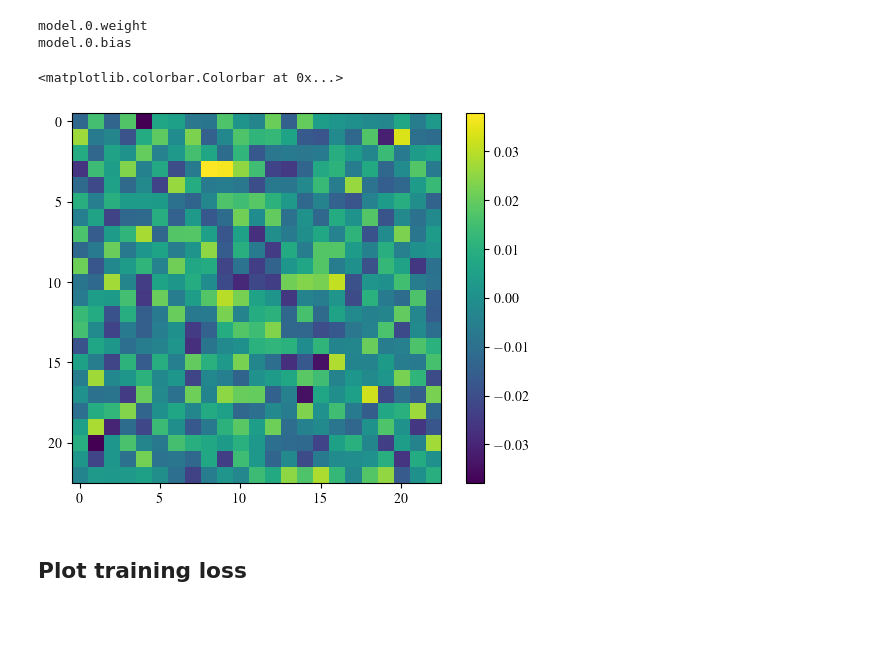
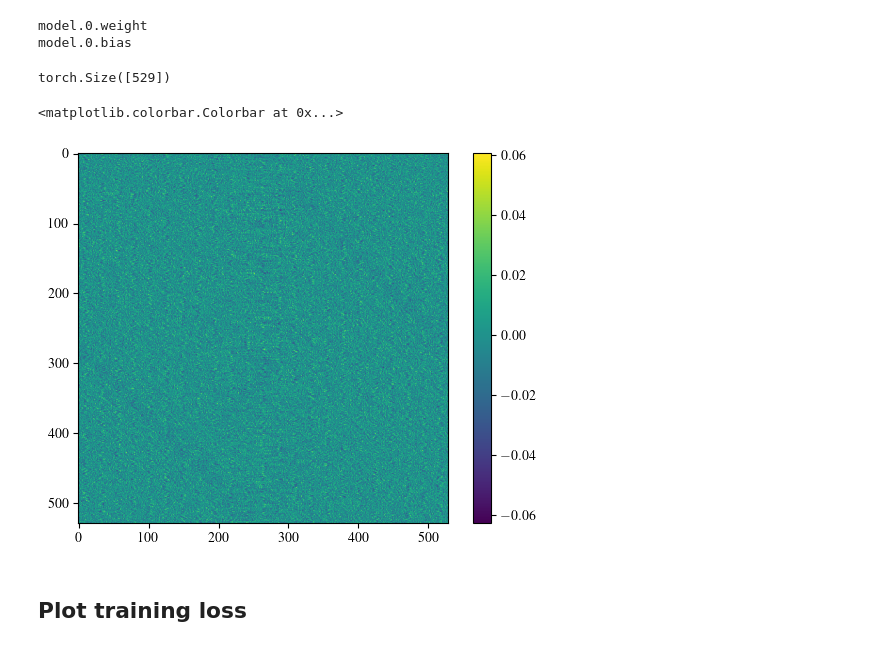
Before and after one commit to jornelasmunoz/UCM_Undergraduate_Research, a Jupyter notebook: jornelasmunoz/notebooks/Image Reconstruction Model.ipynb, the cells around one changed output. Cells and saved outputs as stored; diff of their text form; code cells hidden in the pictures; blank space fills up the shorter version.

```diff
--- a/jornelasmunoz/notebooks/Image Reconstruction Model.ipynb
+++ b/jornelasmunoz/notebooks/Image Reconstruction Model.ipynb
@@ -262,17 +256,21 @@ for key in list(model.state_dict().keys()):
 # %% [output]
 model.0.weight
 model.0.bias
+# %%
+model.state_dict()['model.0.bias'].shape
+# %% [output]
+torch.Size([529])
 # %%
 # Plot one dimension of weights
-plt.imshow(torch.reshape(model.state_dict()['model.0.weight'][1],(23,23)))
+plt.imshow(model.state_dict()['model.0.weight'])
 plt.colorbar()
 
-# plot bias
-plt.imshow(torch.reshape(model.state_dict()['model.0.bias'],(23,23)))
-plt.colorbar()
+# # plot bias
+# plt.imshow(torch.reshape(model.state_dict()['model.0.bias'],(23,23)))
+# plt.colorbar()
 # %% [output]
 <matplotlib.colorbar.Colorbar at 0x...>
-[figure, old version]
+[figure, new version]
 # %% [markdown]
 ## Plot training loss
 # %%
```
Also changed, not shown: parts of 12 cells of this notebook, 2 other files.
